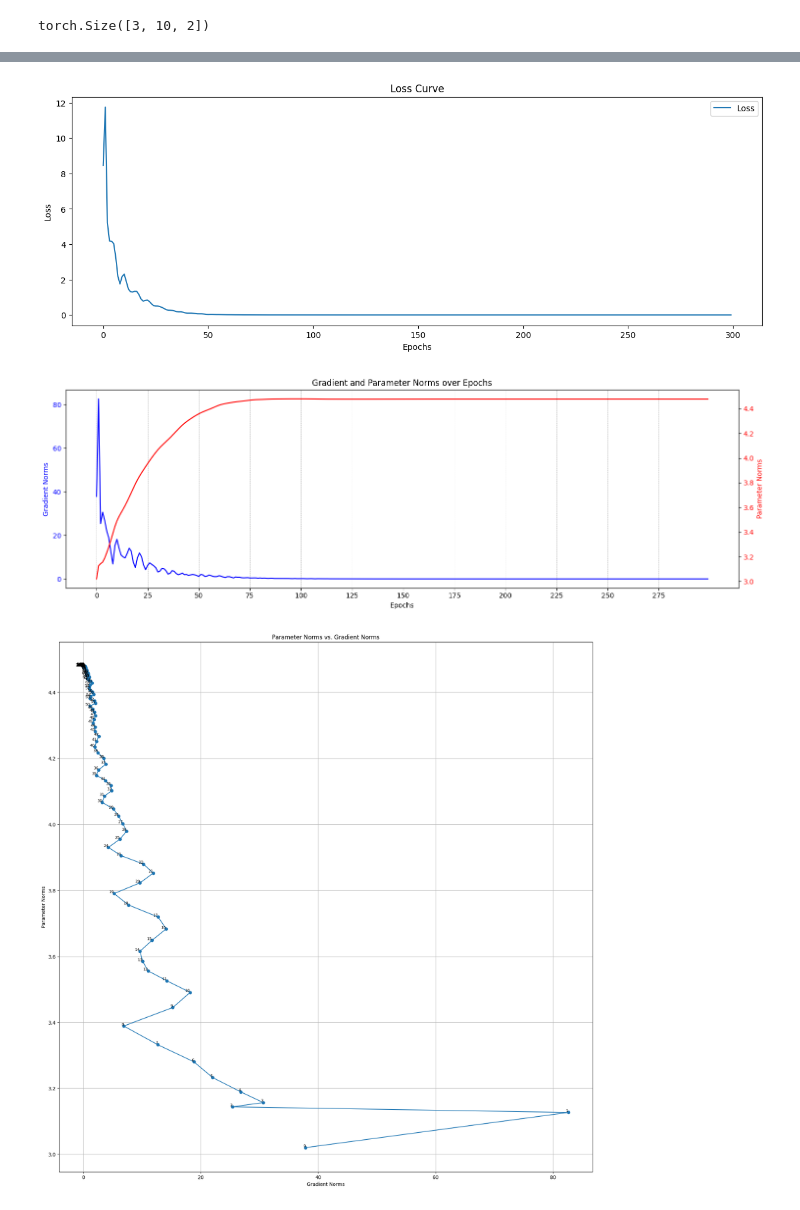
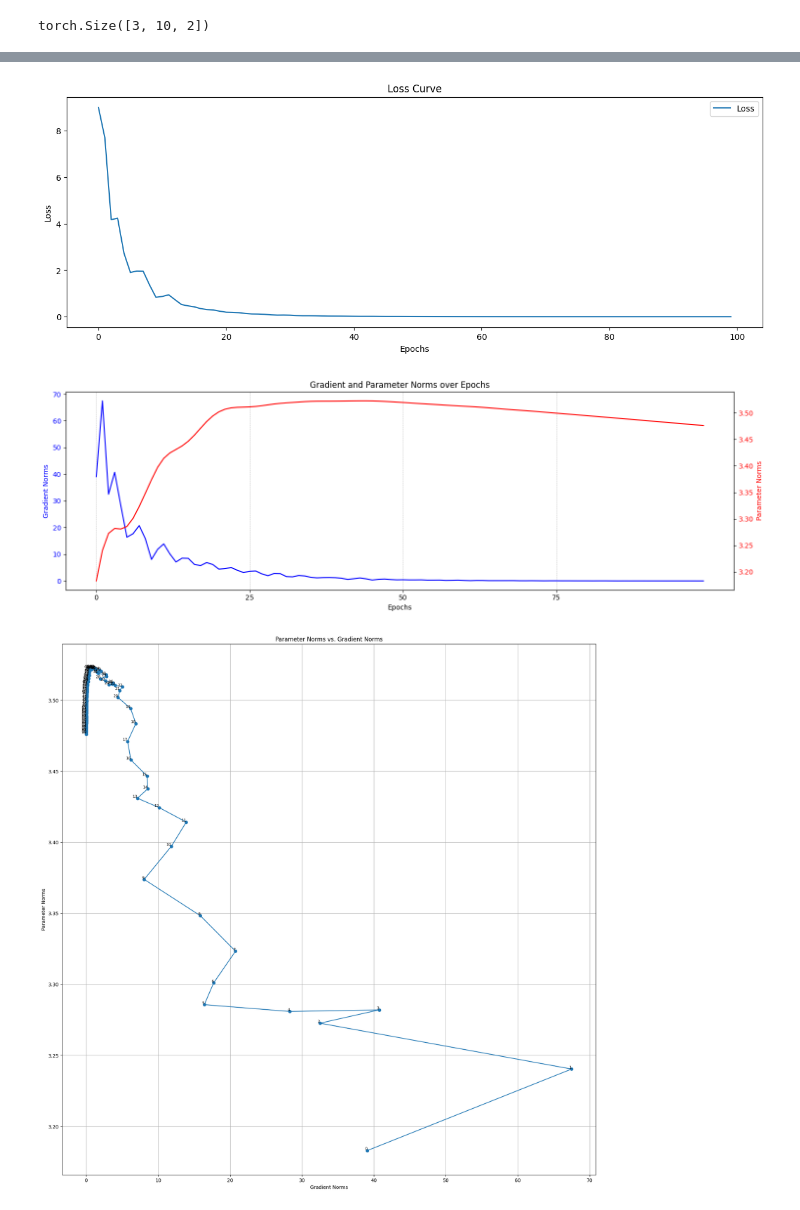
Before and after one commit to rajshreyas922/Human_Pose_Generation, a Jupyter notebook: ProvNERF Pose Generation/Single_Hidden_Layer.ipynb, the cells around one changed output, grey strips where cells are left out. Cells and saved outputs as stored; diff of their text form; code cells hidden in the pictures.

Commit message:
Changed optimizer, not more spikes.

```diff
--- a/ProvNERF Pose Generation/Single_Hidden_Layer.ipynb
+++ b/ProvNERF Pose Generation/Single_Hidden_Layer.ipynb
@@ -291,16 +291,16 @@ Z = (Zs[0](encoded_x))
 # %% [output]
 The system cannot find the path specified.
 # %%
-epochs = 300
-staleness = 300
-num_Z_samples = 50
+epochs = 100
+staleness = 400
+num_Z_samples = 100
 lr = 0.035
 num_points = 10
 xdim = 1
-zdim = 10
+zdim = 20
 output_dim = 2
-plot_epoch = 5000
-param_name = f"staleness_{staleness}_lr_{lr}_zdim_{zdim}_num_points_{num_points}"
+plot_epoch = 50
+param_name = f"staleness_{staleness}_lr_{lr}_zdim_{zdim}_num_points_{num_points}_AdamW"
 # %%
 if xdim == 1:
     x = torch.linspace(-1, 1, num_points).to(device).unsqueeze(1)
@@ -314,11 +314,12 @@ print(data.shape)
 # %% [output]
 torch.Size([3, 10, 2])
 # %%
-# torch.manual_seed(5)
-# np.random.seed(4)
+torch.manual_seed(5)
+np.random.seed(4)
 # Initialize the model and optimizer
 H_t = H_theta(input_dim=zdim, output_dim=output_dim).to(device)
-optimizer = optim.Adam(H_t.parameters(), lr=lr, betas=(0.9, 0.999))
+#optimizer = optim.Adam(H_t.parameters(), lr=lr, betas=(0.9, 0.999), eps=5e-1)
+optimizer = optim.AdamW(H_t.parameters(), lr=lr, betas=(0.85, 0.999), eps = 5e-1)
 #optimizer = optim.SGD(H_t.parameters(), lr=lr, momentum=0.95)
 
 gamma = 0.95
@@ -370,7 +371,8 @@ for e in tqdm(range(epochs)):
     losses.append(loss.item())
 
     # Visualize generated points and save plots
-    if e % plot_epoch == 0:
+    #if e < 900 and e >= 800:
+    if e%plot_epoch == 0:
         generated_disp = generated.to(device='cpu').detach().numpy()
         outs_disp = outs.to(device='cpu').detach().numpy()
         points_disp = data.to(device='cpu').detach().numpy()
@@ -384,6 +386,7 @@ for e in tqdm(range(epochs)):
 
         #plt.show()
         #Save the figutes
+        plt.title(f'Epoch: {e+1}')
         plt.savefig(f"plots/{param_name}/epoch_{e}.png")
         #Close plts
         plt.close()
@@ -403,6 +406,13 @@ for e in tqdm(range(epochs)):
     for param in H_t.parameters():
         param_sum += torch.norm(param)**2
         grad_sum += torch.norm(param.grad)**2
+
+
+    # if e >= 570 and e <600:
+    #     print("68th Epoch Paramters")
+    #     print(f"Loss: {losses[67]}")
+    #     print(f"Diffs", diffs(data, outs))
+    #     H_t(imle_transformed_points, disp = True)
 
 
     # if e == 67:
@@ -444,11 +454,11 @@ for e in tqdm(range(epochs)):
     # print("Parameter Norm:", param_norm)
 
     optimizer.step()
-    scheduler.step()
+    #scheduler.step()
 
 print(f"{e+1} Epoch loss: {losses[-1]}")
-print(f"200 Epoch loss: {losses[199]}")
-print(f"100 Epoch loss: {losses[99]}")
+# print(f"200 Epoch loss: {losses[199]}")
+# print(f"100 Epoch loss: {losses[99]}")
 print(f"50 Epoch loss: {losses[49]}")
 
 # Plot the loss curve on a separate figure
@@ -506,6 +514,6 @@ plt.show()
-[figure, old version]
+[figure, new version]
-[figure, old version]
+[figure, new version]
-[figure, old version]
+[figure, new version]
 # %%
 # # Generate a range of input values
 # x = torch.linspace(-1, 1, num_points).to(device).unsqueeze(1)
```
Also changed, not shown: parts of 1 cell of this notebook, 23 other files.
